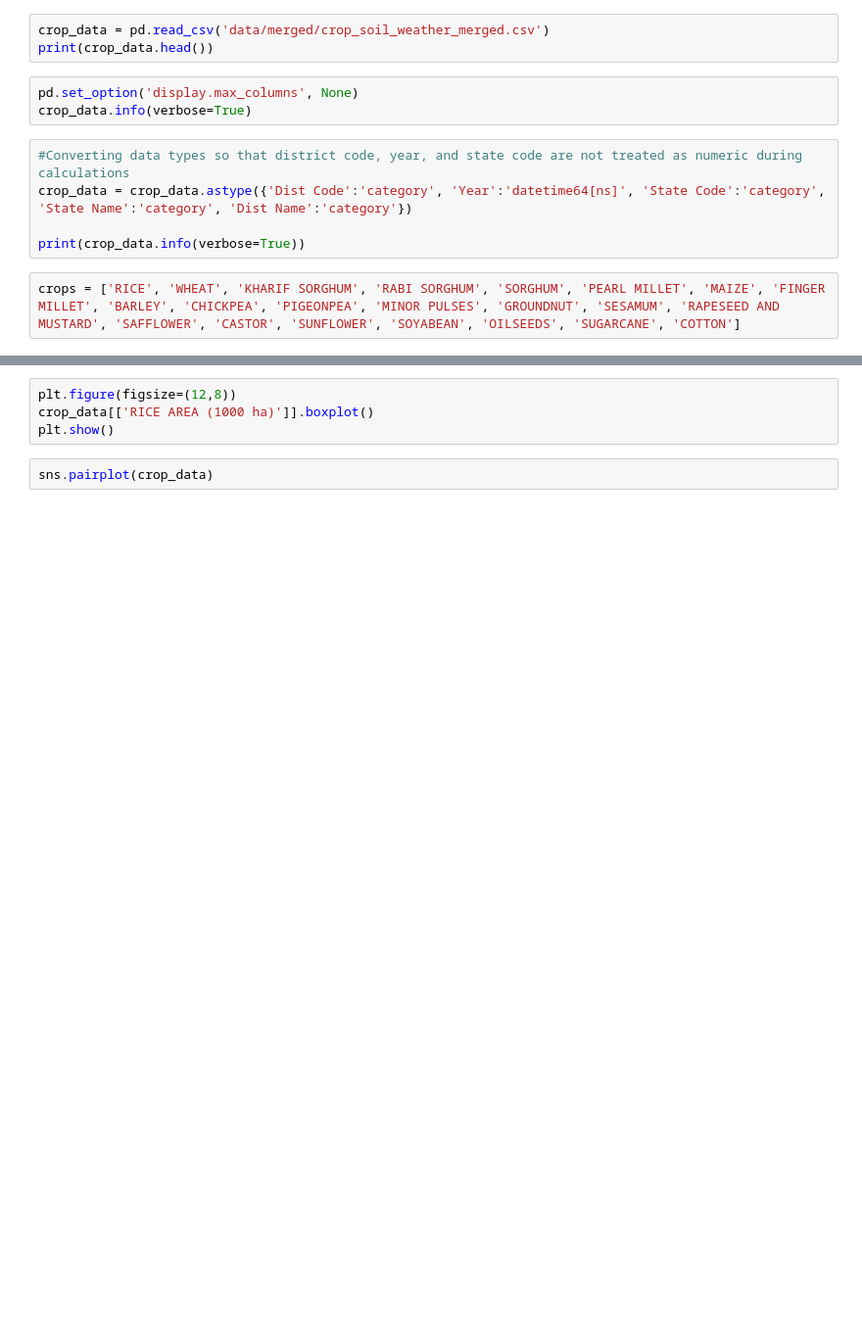
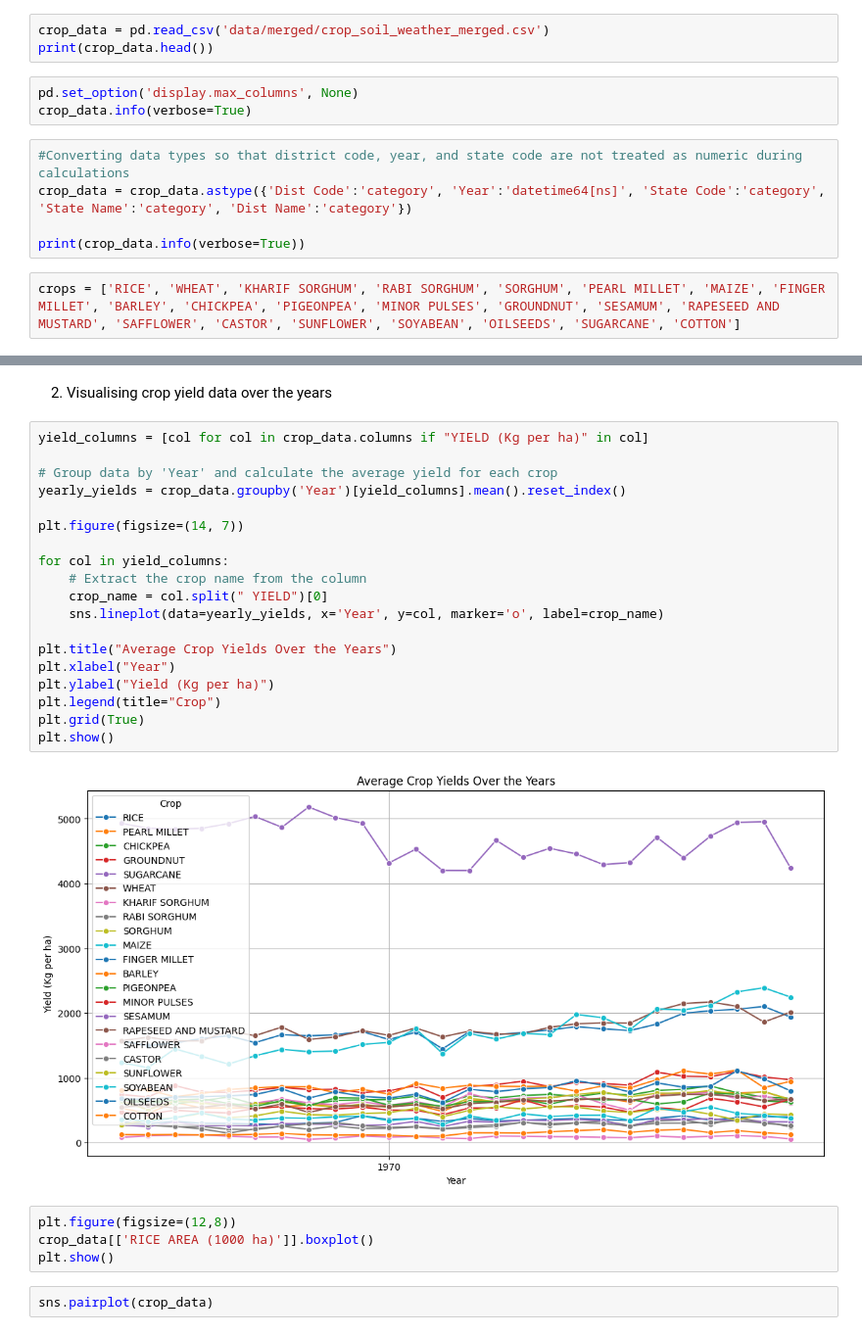
Before and after one commit to muffins-all-day/agriculture-predictor-planner, a Jupyter notebook: notebooks/03_crop_feature_engineering.ipynb, the cells around one changed output, grey strips where cells are left out. Shown: that part at 98% size. Cells and saved outputs as stored; diff of their text form; blank space fills up the shorter version.

Commit message:
Visualized the data of crop yield trends over the years

```diff
--- a/notebooks/03_crop_feature_engineering.ipynb
+++ b/notebooks/03_crop_feature_engineering.ipynb
@@ -42,3 +43,26 @@ plt.show()
+# %% [markdown]
+2. Visualising crop yield data over the years
+# %%
+yield_columns = [col for col in crop_data.columns if "YIELD (Kg per ha)" in col]
+
+# Group data by 'Year' and calculate the average yield for each crop
+yearly_yields = crop_data.groupby('Year')[yield_columns].mean().reset_index()
+
+plt.figure(figsize=(14, 7))
+
+for col in yield_columns:
+    # Extract the crop name from the column
+    crop_name = col.split(" YIELD")[0]
+    sns.lineplot(data=yearly_yields, x='Year', y=col, marker='o', label=crop_name)
+
+plt.title("Average Crop Yields Over the Years")
+plt.xlabel("Year")
+plt.ylabel("Yield (Kg per ha)")
+plt.legend(title="Crop")
+plt.grid(True)
+plt.show()
+# %% [output]
+[figure, added]
 # %%
 plt.figure(figsize=(12,8))
 crop_data[['RICE AREA (1000 ha)']].boxplot()
```
Also changed, not shown: parts of 2 cells of this notebook.
